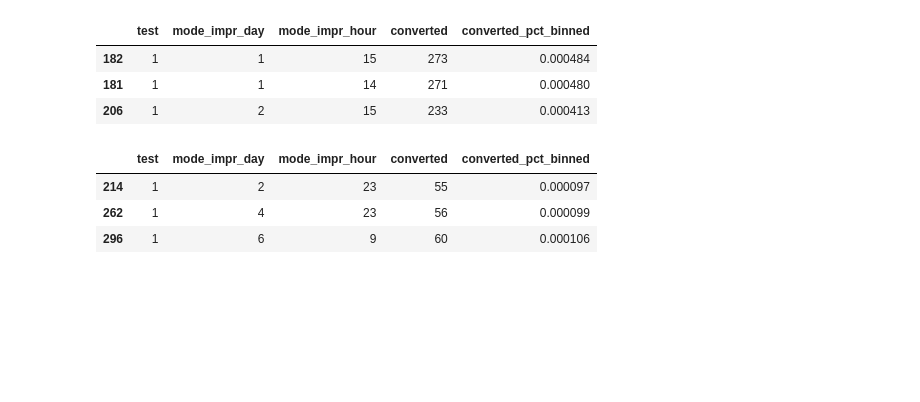
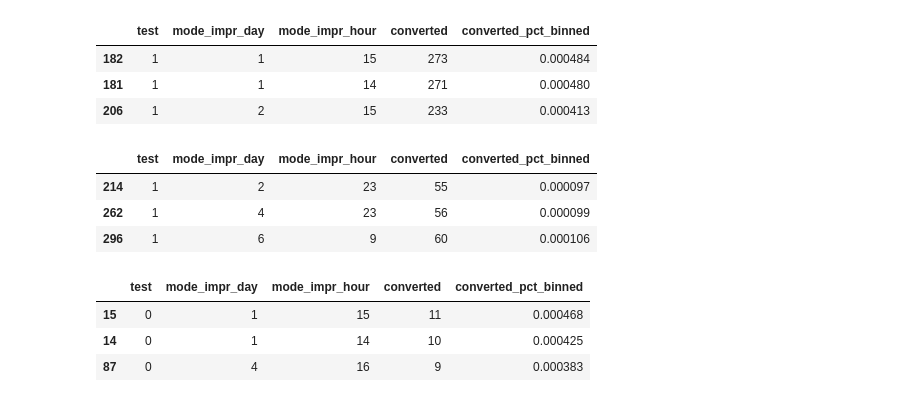
Before and after one commit to sayantansatpati/ewmba_haas, a Jupyter notebook: marketing/rocketfuel.ipynb, the cells around one changed output. Saved outputs shown, nothing was run; the diff lists cells and outputs as text; code cells hidden in the pictures; blank space fills up the shorter version.

```diff
--- a/marketing/rocketfuel.ipynb
+++ b/marketing/rocketfuel.ipynb
@@ -492,3 +497,11 @@ df3[(df3.test==1) & ~df3['mode_impr_hour'].between(0,8)] \
 | 214 | 1 | 2 | 23 | 55 | 0.000097 |
 | 262 | 1 | 4 | 23 | 56 | 0.000099 |
 | 296 | 1 | 6 | 9 | 60 | 0.000106 |
+# %%
+df3[(df3.test==0) & ~df3['mode_impr_hour'].between(0,8)] \
+.sort_values(by=['converted_pct_binned'], ascending=False).head(3)
+# %% [output]
+|  | test | mode_impr_day | mode_impr_hour | converted | converted_pct_binned |
+| 15 | 0 | 1 | 15 | 11 | 0.000468 |
+| 14 | 0 | 1 | 14 | 10 | 0.000425 |
+| 87 | 0 | 4 | 16 | 9 | 0.000383 |
```
Also changed, not shown: parts of 14 cells of this notebook, 1 other file.
